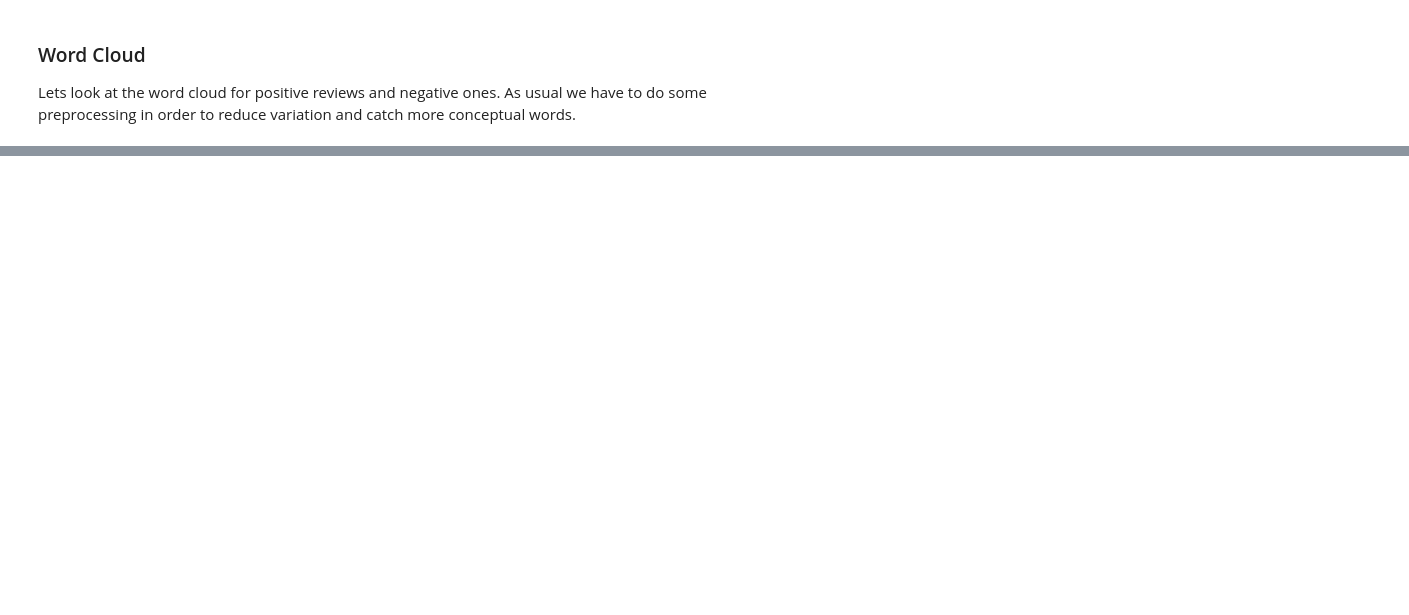
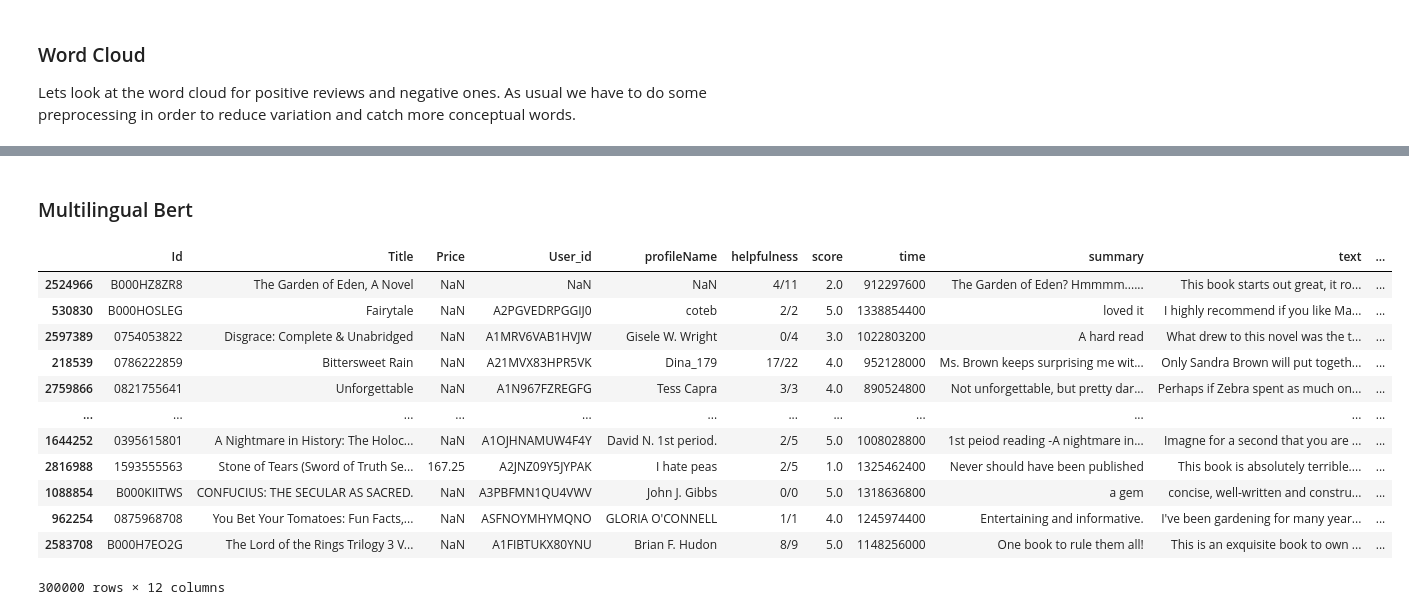
Before and after one commit to theabm/NLPFinalProject, a Jupyter notebook: NLPFinalProject.ipynb, the cells around one changed output, grey strips where cells are left out. Saved outputs shown, nothing was run; the diff lists cells and outputs as text; code cells hidden in the pictures; blank space fills up the shorter version.

```diff
--- a/NLPFinalProject.ipynb
+++ b/NLPFinalProject.ipynb
@@ -592,0 +648,36 @@ wordcloud_negative = stylecloud.gen_stylecloud(
+# %% [markdown]
+### Multilingual Bert
+# %%
+model_name = "nlptown/bert-base-multilingual-uncased-sentiment"
+
+tokenizer = AutoTokenizer.from_pretrained(model_name)
+model = AutoModelForSequenceClassification.from_pretrained(model_name)
+
+classifier = pipeline("sentiment-analysis", model=model, tokenizer=tokenizer)
+# %%
+if FIRST_RUN:
+    df_reviews = df_reviews.dropna(subset=["summary"]).sample(300000, random_state=2)
+    tqdm.pandas()
+    df_reviews["predicted_rating_BERT"] = df_reviews["summary"].progress_apply(lambda x: int(re.sub(r"\D","",classifier(x)[0]['label'])))
+    lang = [nlp(doc)._.language for doc in tqdm(df_reviews["summary"])]
+    df_reviews["lang"] = lang
+    with open("./DataSet/reviews_small_predicted.csv", "wb") as fp:
+        pickle.dump(df_reviews,fp)
+else:
+    with open("./DataSet/reviews_small_predicted.csv", "rb") as fp:
+        df_reviews = pickle.load(fp)
+df_reviews
+# %% [output]
+|  | Id | Title | Price | User_id | profileName | helpfulness | score | time | summary | text | ... |
+| 2524966 | B000HZ8ZR8 | The Garden of Eden, A Novel | NaN | NaN | NaN | 4/11 | 2.0 | 912297600 | The Garden of Eden? Hmmmm...... | This book starts out great, it ro... | ... |
+| 530830 | B000HOSLEG | Fairytale | NaN | A2PGVEDRPGGIJ0 | coteb | 2/2 | 5.0 | 1338854400 | loved it | I highly recommend if you like Ma... | ... |
+| 2597389 | 0754053822 | Disgrace: Complete & Unabridged | NaN | A1MRV6VAB1HVJW | Gisele W. Wright | 0/4 | 3.0 | 1022803200 | A hard read | What drew to this novel was the t... | ... |
+| 218539 | 0786222859 | Bittersweet Rain | NaN | A21MVX83HPR5VK | Dina_179 | 17/22 | 4.0 | 952128000 | Ms. Brown keeps surprising me wit... | Only Sandra Brown will put togeth... | ... |
+| 2759866 | 0821755641 | Unforgettable | NaN | A1N967FZREGFG | Tess Capra | 3/3 | 4.0 | 890524800 | Not unforgettable, but pretty dar... | Perhaps if Zebra spent as much on... | ... |
+| ... | ... | ... | ... | ... | ... | ... | ... | ... | ... | ... | ... |
+| 1644252 | 0395615801 | A Nightmare in History: The Holoc... | NaN | A1OJHNAMUW4F4Y | David N. 1st period. | 2/5 | 5.0 | 1008028800 | 1st peiod reading -A nightmare in... | Imagne for a second that you are ... | ... |
+| 2816988 | 1593555563 | Stone of Tears (Sword of Truth Se... | 167.25 | A2JNZ09Y5JYPAK | I hate peas | 2/5 | 1.0 | 1325462400 | Never should have been published | This book is absolutely terrible.... | ... |
+| 1088854 | B000KIITWS | CONFUCIUS: THE SECULAR AS SACRED. | NaN | A3PBFMN1QU4VWV | John J. Gibbs | 0/0 | 5.0 | 1318636800 | a gem | concise, well-written and constru... | ... |
+| 962254 | 0875968708 | You Bet Your Tomatoes: Fun Facts,... | NaN | ASFNOYMHYMQNO | GLORIA O'CONNELL | 1/1 | 4.0 | 1245974400 | Entertaining and informative. | I've been gardening for many year... | ... |
+| 2583708 | B000H7EO2G | The Lord of the Rings Trilogy 3 V... | NaN | A1FIBTUKX80YNU | Brian F. Hudon | 8/9 | 5.0 | 1148256000 | One book to rule them all! | This is an exquisite book to own ... | ... |
+300000 rows × 12 columns
```
Also changed, not shown: parts of 59 cells of this notebook.
